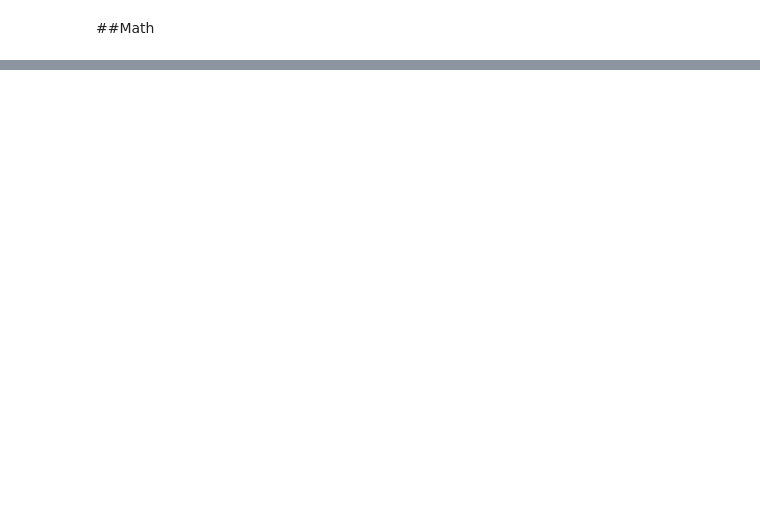
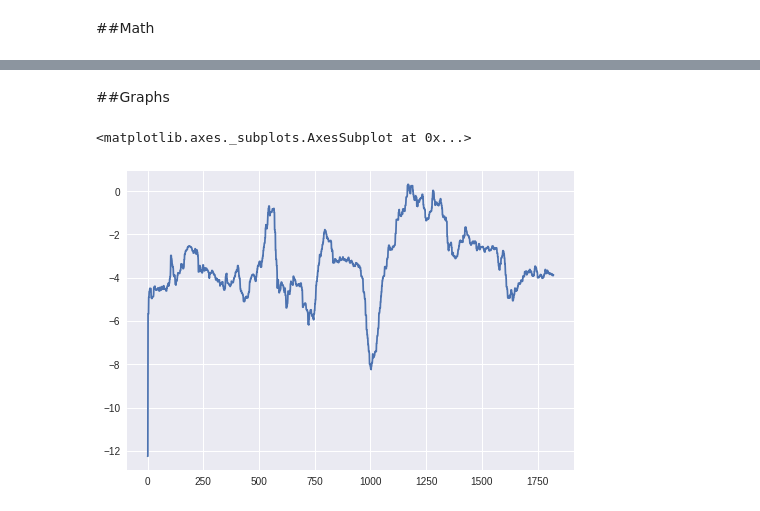
Before and after one commit to Jhonkr/Kinect-vs-Vicon, a Jupyter notebook: Kinect_vs_Vicon.ipynb, the cells around one changed output, grey strips where cells are left out. Drawn from its saved outputs; the diff is of its cells as text; code cells hidden in the pictures; blank space fills up the shorter version.

```diff
--- a/Kinect_vs_Vicon.ipynb
+++ b/Kinect_vs_Vicon.ipynb
@@ -39,0 +32,12 @@ Index(['Angulacao_de_tronco', ' Bola_foi_lancada', ' Bola_pega'], dtype='object'
+# %%
+#Importing CSV files
+
+#Kinect
+kinect_link = "https://drive.google.com/open?id=1Bb3-A-YFvX9QzO5MVFY7PNo6OQn9nWK8"
+fluff, id = kinect_link.split('=')
+
+kinect_downloaded = drive.CreateFile({'id':id})
+kinect_downloaded.GetContentFile('Trajetoria-Marcelo-Cabeceio28-01-2019-03-06.csv')
+
+#Creating pandas Dataframe
+kinect_csv = pd.read_csv('Trajetoria-Marcelo-Cabeceio28-01-2019-03-06.csv')
@@ -40,2 +56,4 @@ Index(['Angulacao_de_tronco', ' Bola_foi_lancada', ' Bola_pega'], dtype='object'
 # %%
-kinect_df.columns = ['Angle','Throw','Catch']
+kinect_csv.columns = ['Angle', 'Throw', 'Catch']
+
+kinect_csv.head()
@@ -64,11 +66,0 @@ plt.show()
-# %%
-#Different visualization
-
-sns.set(style="white", palette="muted", color_codes=True)
-
-f, axes= plt.subplots(figsize=(10, 7), sharex=True)
-sns.despine(left=True)
-
-Angle = kinect_df['Angle']
-
-sns.distplot(Angle, hist=False, color="g", kde_kws={"shade": True})
@@ -161,0 +146,9 @@ plt.show()
+# %% [markdown]
+##Graphs
+# %%
+#Just kinect angle in time
+
+kinect_csv['Angle'].plot()
+# %% [output]
+<matplotlib.axes._subplots.AxesSubplot at 0x...>
+[figure, added]
```
Also changed, not shown: parts of 32 cells of this notebook.
